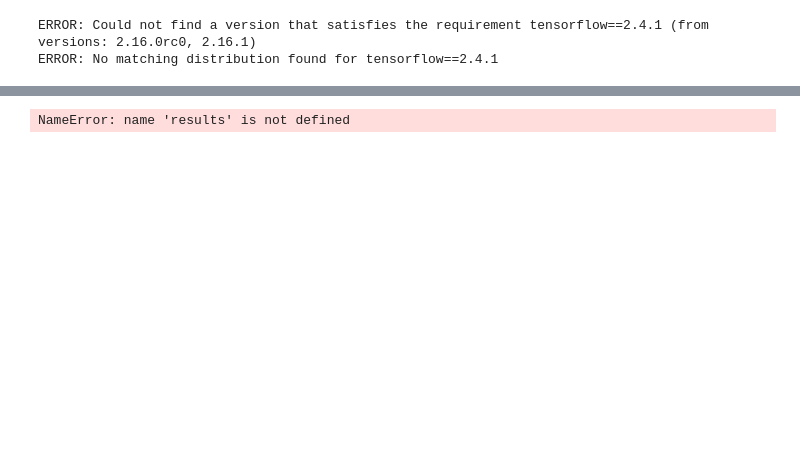
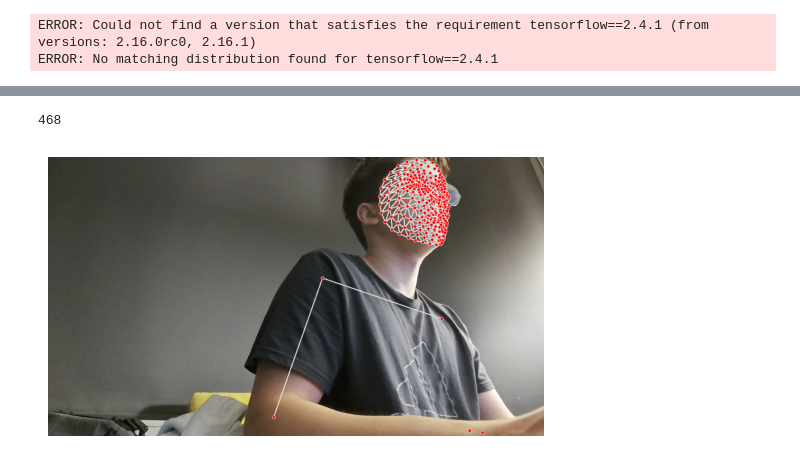
Before and after one commit to yoscha1/SignLanguageDetection, a Jupyter notebook: main.ipynb, the cells around one changed output, grey strips where cells are left out. Cells and saved outputs as stored; diff of their text form; code cells hidden in the pictures; blank space fills up the shorter version.

Commit message:
facemesh

```diff
--- a/main.ipynb
+++ b/main.ipynb
@@ -12,7 +12,7 @@ import time
 import mediapipe as mp
 # %%
 mp_holistic = mp.solutions.holistic
-mp.drawing = mp.solutions.drawing_utils
+mp_drawing = mp.solutions.drawing_utils
 # %%
 def mediapipe_detection(image, model):
     image = cv2.cvtColor(image, cv2.COLOR_BGR2RGB)
@@ -21,11 +21,21 @@ def mediapipe_detection(image, model):
     image.flags.writeable = True
     image = cv2.cvtColor(image, cv2.COLOR_RGB2BGR)
     return image, results
+# %%
+def draw_landmarks(image, results):
+    if results.face_landmarks:
+        mp_drawing.draw_landmarks(image, results.face_landmarks, mp_holistic.FACEMESH_TESSELATION)
+    if results.pose_landmarks:
+        mp_drawing.draw_landmarks(image, results.pose_landmarks, mp_holistic.POSE_CONNECTIONS)
+    if results.left_hand_landmarks:
+        mp_drawing.draw_landmarks(image, results.left_hand_landmarks, mp_holistic.HAND_CONNECTIONS)
+    if results.right_hand_landmarks:
+        mp_drawing.draw_landmarks(image, results.right_hand_landmarks, mp_holistic.HAND_CONNECTIONS)
 # %%
 import cv2
 import os
 
-cap = cv2.VideoCapture(0)
+cap = cv2.VideoCapture(1)
 with mp_holistic.Holistic(min_detection_confidence=0.5, min_tracking_confidence=0.5) as holistic:
     while cap.isOpened():
         ret, frame = cap.read()
@@ -77,4 +73,18 @@ W0000 00:00:1716295919.371418  751384 inference_feedback_manager.cc:114] Feedbac
 # %%
-results.face_landmarks
+len(results.face_landmarks.landmark)
 # %% [output]
-NameError: name 'results' is not defined
+468
+# %%
+with mp_holistic.Holistic(static_image_mode=True) as holistic:
+    # Process the image and find the landmarks
+    results = holistic.process(cv2.cvtColor(frame, cv2.COLOR_BGR2RGB))
+
+    # Draw the landmarks on the frame
+    draw_landmarks(frame, results)
+
+    # Display the image with landmarks
+    plt.imshow(cv2.cvtColor(frame, cv2.COLOR_BGR2RGB))
+    plt.axis('off')  # Hide axes
+    plt.show()
+# %% [output]
+[figure, added]
```
Also changed, not shown: parts of 1 cell of this notebook, 1 other file.
